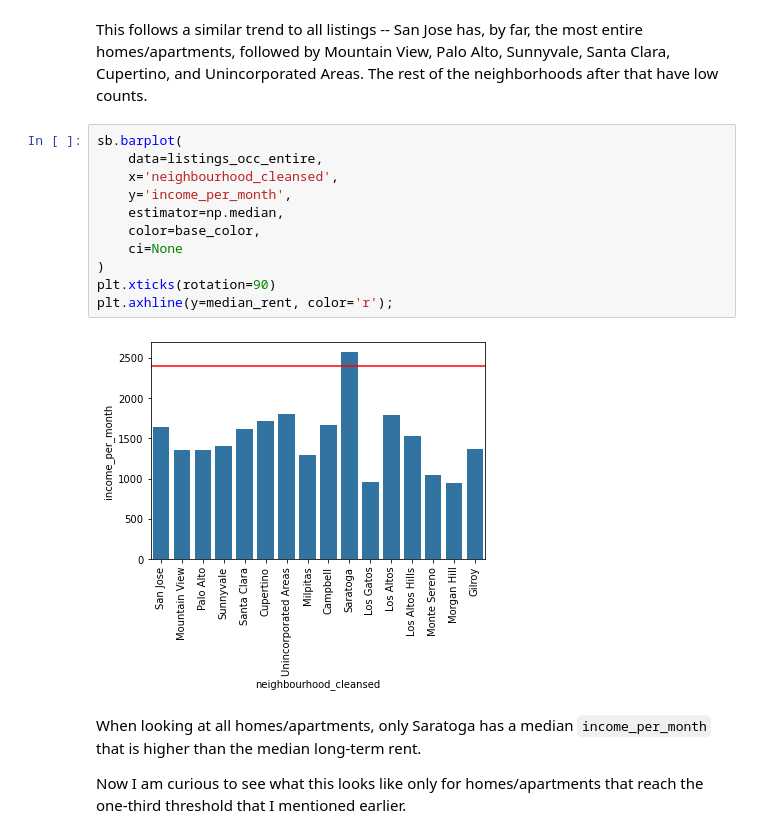
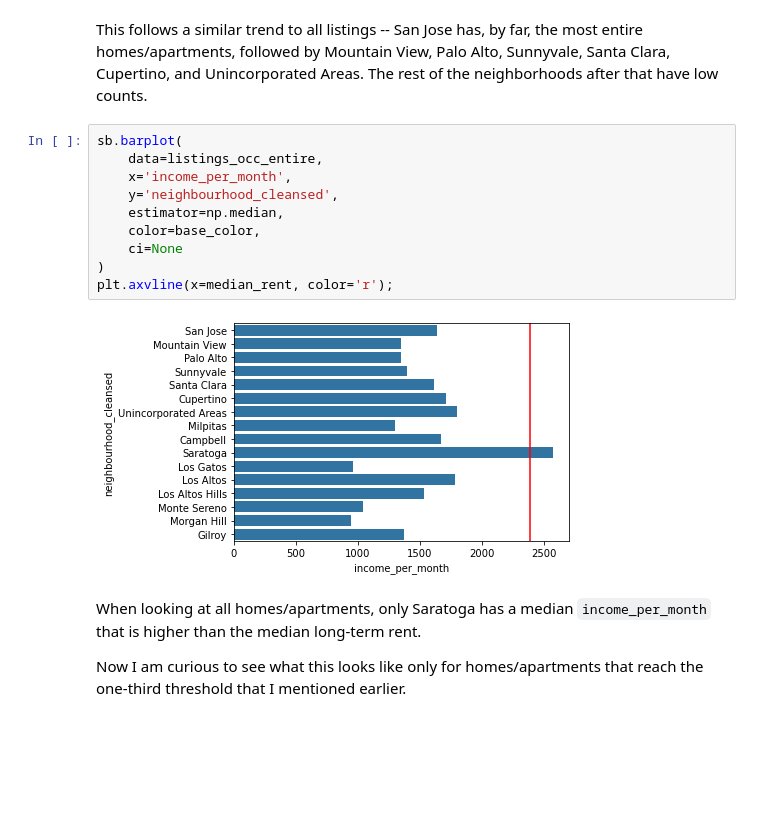
Before and after one commit to evanchen13/scc-airbnb, a Jupyter notebook: scc-airbnb.ipynb, the cells around one changed output. Cells and saved outputs as stored; diff of their text form; blank space fills up the shorter version.

```diff
--- a/scc-airbnb.ipynb
+++ b/scc-airbnb.ipynb
@@ -485,16 +482,15 @@ This follows a similar trend to all listings -- San Jose has, by far, the most e
 # %%
 sb.barplot(
     data=listings_occ_entire,
-    x='neighbourhood_cleansed',
-    y='income_per_month',
+    x='income_per_month',
+    y='neighbourhood_cleansed',
     estimator=np.median,
     color=base_color,
     ci=None
 )
-plt.xticks(rotation=90)
-plt.axhline(y=median_rent, color='r');
+plt.axvline(x=median_rent, color='r');
 # %% [output]
-[figure, old version]
+[figure, new version]
 # %% [markdown]
 When looking at all homes/apartments, only Saratoga has a median `income_per_month` that is higher than the median long-term rent.
 
```
Also changed, not shown: parts of 8 cells of this notebook.
